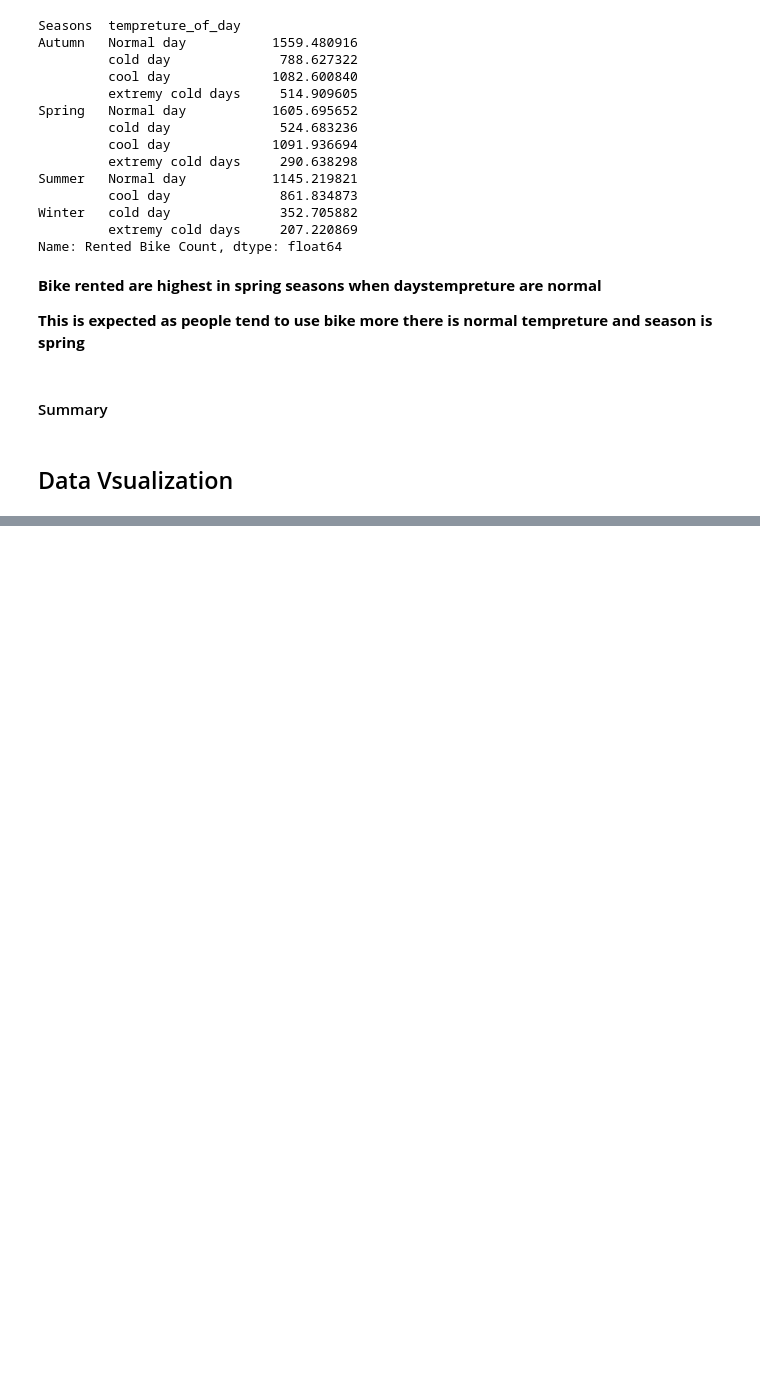
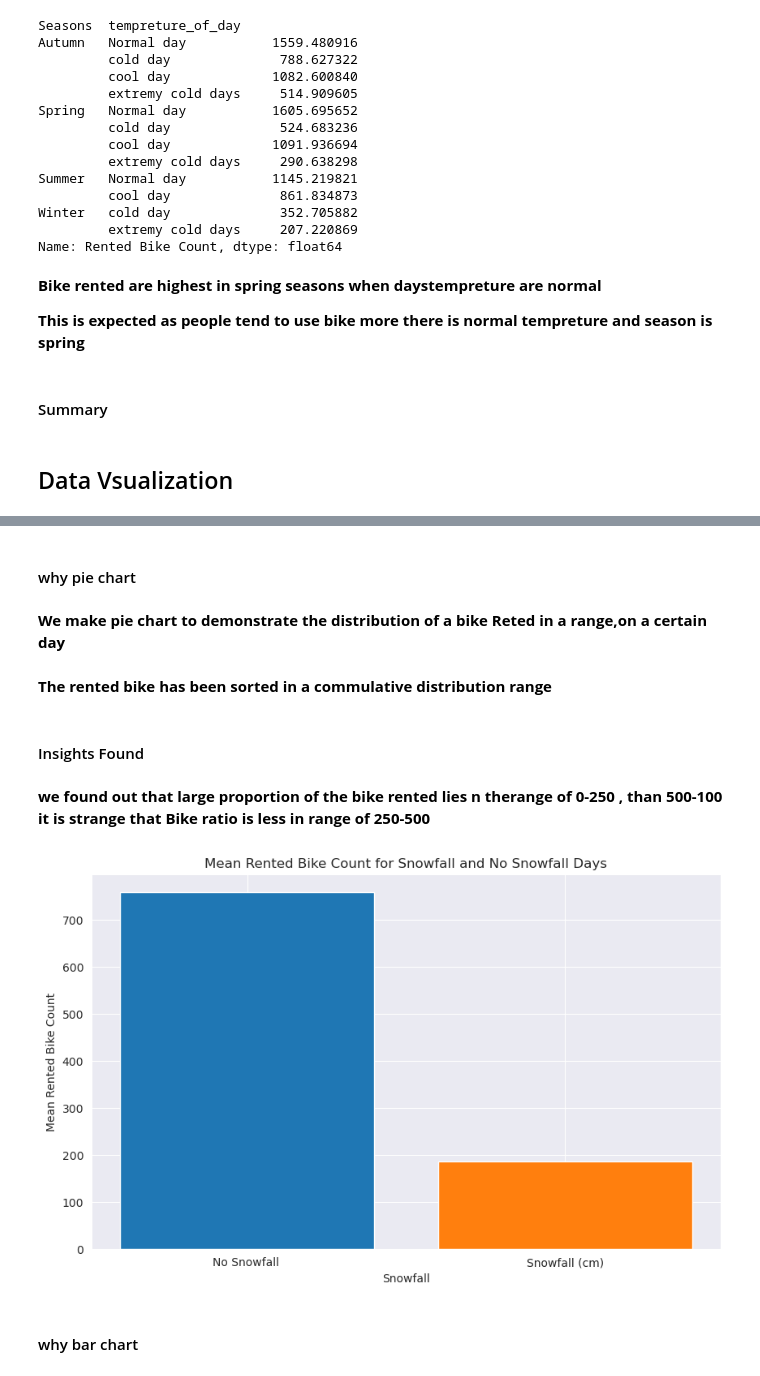
Before and after one commit to surya81/myproject, a Jupyter notebook: Bike_Sharing_Demand_Prediction.ipynb, the cells around one changed output, grey strips where cells are left out. Drawn from its saved outputs; the diff is of its cells as text; code cells hidden in the pictures; blank space fills up the shorter version.

```diff
--- a/Bike_Sharing_Demand_Prediction.ipynb
+++ b/Bike_Sharing_Demand_Prediction.ipynb
@@ -515,0 +519,38 @@ plt.show()
+# %% [markdown]
+#### why pie chart
+# %% [markdown]
+**We make pie chart to demonstrate the distribution of a bike Reted in a range,on a certain day**
+# %% [markdown]
+**The rented bike has been sorted in a commulative distribution range**
+# %% [markdown]
+#### Insights  Found
+# %% [markdown]
+**we found out that large proportion of the bike rented lies n therange of 0-250 , than 500-100
+it is strange that Bike ratio is less in range of 250-500**
+# %%
+import matplotlib.pyplot as plt
+import seaborn as sns
+
+# Group the data by "Snowfall (cm)" column and calculate the mean of "Rented Bike Count"
+snowfall_rental_mean = dataset.groupby(dataset["Snowfall (cm)"])["Rented Bike Count"].mean()
+
+# Set the plot style
+sns.set_style("darkgrid")
+colors = ['#1f77b4', '#ff7f0e']
+# Create a figure and axes object
+fig, ax = plt.subplots(figsize=(10, 6))
+
+# Plot the bar chart
+ax.bar(snowfall_rental_mean.index.astype(str), snowfall_rental_mean.values, color=colors)
+
+# Set the plot title and labels
+ax.set_title("Mean Rented Bike Count for Snowfall and No Snowfall Days")
+ax.set_xlabel("Snowfall")
+ax.set_ylabel("Mean Rented Bike Count")
+
+# Display the plot
+plt.show()
+# %% [output]
+[figure, added]
+# %% [markdown]
+#### why bar chart
```
Also changed, not shown: parts of 2 cells of this notebook.
